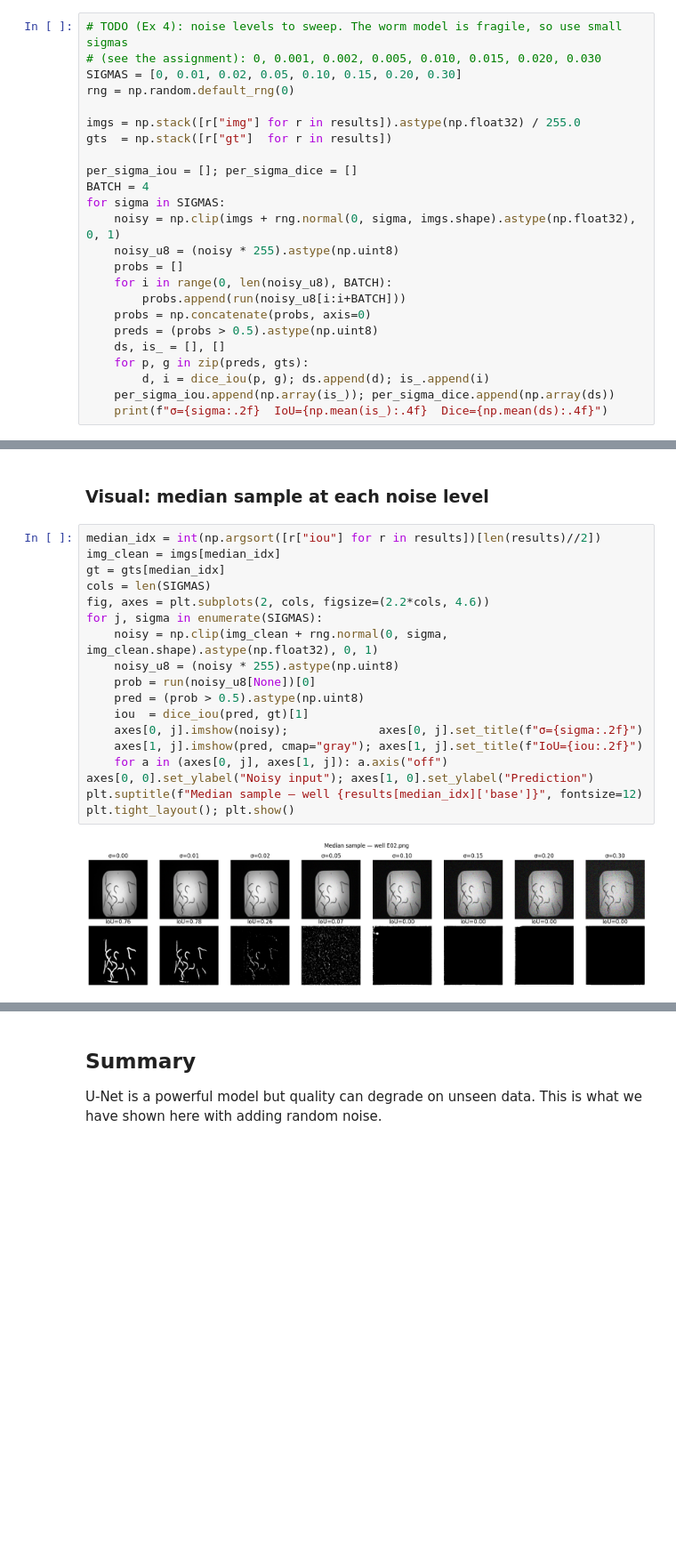
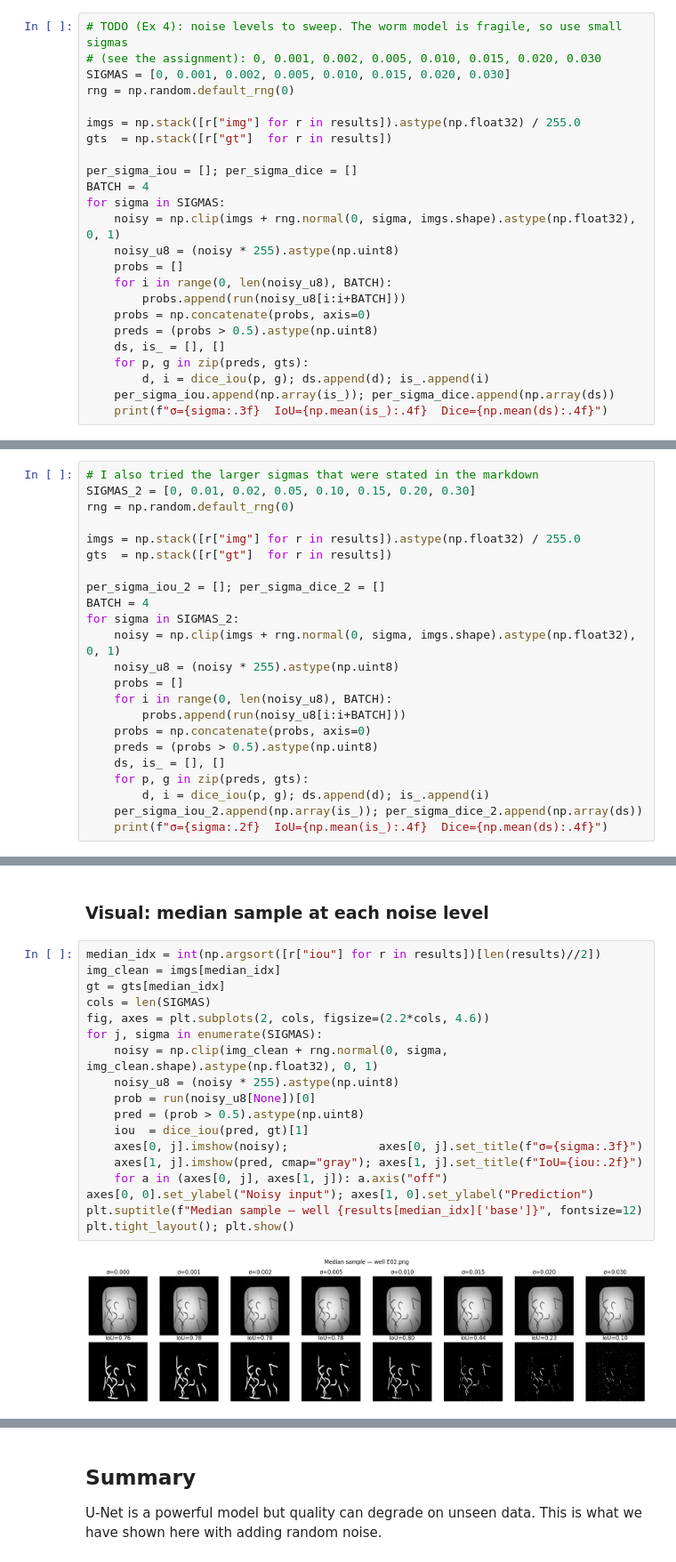
Before and after one commit to MustafaArikan/GAI4_course, a Jupyter notebook: HW_4/02_Evaluation.ipynb, the cells around one changed output, grey strips where cells are left out. Shown at 89% size. Saved outputs shown, nothing was run; the diff lists cells and outputs as text; blank space fills up the shorter version.

```diff
--- a/HW_4/02_Evaluation.ipynb
+++ b/HW_4/02_Evaluation.ipynb
@@ -118,7 +118,7 @@ Add zero-mean Gaussian noise in input-pixel space [0,1] at σ ∈ {0, 0.01, 0.02
 # %%
 # TODO (Ex 4): noise levels to sweep. The worm model is fragile, so use small sigmas
 # (see the assignment): 0, 0.001, 0.002, 0.005, 0.010, 0.015, 0.020, 0.030
-SIGMAS = [0, 0.01, 0.02, 0.05, 0.10, 0.15, 0.20, 0.30]
+SIGMAS = [0, 0.001, 0.002, 0.005, 0.010, 0.015, 0.020, 0.030]
 rng = np.random.default_rng(0)
 
 imgs = np.stack([r["img"] for r in results]).astype(np.float32) / 255.0
@@ -138,5 +138,5 @@ for sigma in SIGMAS:
     for p, g in zip(preds, gts):
         d, i = dice_iou(p, g); ds.append(d); is_.append(i)
     per_sigma_iou.append(np.array(is_)); per_sigma_dice.append(np.array(ds))
-    print(f"σ={sigma:.2f}  IoU={np.mean(is_):.4f}  Dice={np.mean(ds):.4f}")
+    print(f"σ={sigma:.3f}  IoU={np.mean(is_):.4f}  Dice={np.mean(ds):.4f}")
 # %% [output]
@@ -150,0 +151,23 @@ for sigma in SIGMAS:
+# %%
+# I also tried the larger sigmas that were stated in the markdown
+SIGMAS_2 = [0, 0.01, 0.02, 0.05, 0.10, 0.15, 0.20, 0.30]
+rng = np.random.default_rng(0)
+
+imgs = np.stack([r["img"] for r in results]).astype(np.float32) / 255.0
+gts  = np.stack([r["gt"]  for r in results])
+
+per_sigma_iou_2 = []; per_sigma_dice_2 = []
+BATCH = 4
+for sigma in SIGMAS_2:
+    noisy = np.clip(imgs + rng.normal(0, sigma, imgs.shape).astype(np.float32), 0, 1)
+    noisy_u8 = (noisy * 255).astype(np.uint8)
+    probs = []
+    for i in range(0, len(noisy_u8), BATCH):
+        probs.append(run(noisy_u8[i:i+BATCH]))
+    probs = np.concatenate(probs, axis=0)
+    preds = (probs > 0.5).astype(np.uint8)
+    ds, is_ = [], []
+    for p, g in zip(preds, gts):
+        d, i = dice_iou(p, g); ds.append(d); is_.append(i)
+    per_sigma_iou_2.append(np.array(is_)); per_sigma_dice_2.append(np.array(ds))
+    print(f"σ={sigma:.2f}  IoU={np.mean(is_):.4f}  Dice={np.mean(ds):.4f}")
@@ -169,20 +216,20 @@ ax.grid(alpha=0.3); ax.legend(); plt.tight_layout(); plt.show()
 # %%
 median_idx = int(np.argsort([r["iou"] for r in results])[len(results)//2])
 img_clean = imgs[median_idx]
 gt = gts[median_idx]
 cols = len(SIGMAS)
 fig, axes = plt.subplots(2, cols, figsize=(2.2*cols, 4.6))
 for j, sigma in enumerate(SIGMAS):
     noisy = np.clip(img_clean + rng.normal(0, sigma, img_clean.shape).astype(np.float32), 0, 1)
     noisy_u8 = (noisy * 255).astype(np.uint8)
     prob = run(noisy_u8[None])[0]
     pred = (prob > 0.5).astype(np.uint8)
     iou  = dice_iou(pred, gt)[1]
-    axes[0, j].imshow(noisy);             axes[0, j].set_title(f"σ={sigma:.2f}")
+    axes[0, j].imshow(noisy);             axes[0, j].set_title(f"σ={sigma:.3f}")
     axes[1, j].imshow(pred, cmap="gray"); axes[1, j].set_title(f"IoU={iou:.2f}")
     for a in (axes[0, j], axes[1, j]): a.axis("off")
 axes[0, 0].set_ylabel("Noisy input"); axes[1, 0].set_ylabel("Prediction")
 plt.suptitle(f"Median sample — well {results[median_idx]['base']}", fontsize=12)
 plt.tight_layout(); plt.show()
 # %% [output]
-[figure, old version]
+[figure, new version]
```
Also changed, not shown: parts of 7 cells of this notebook, 1 other file.
